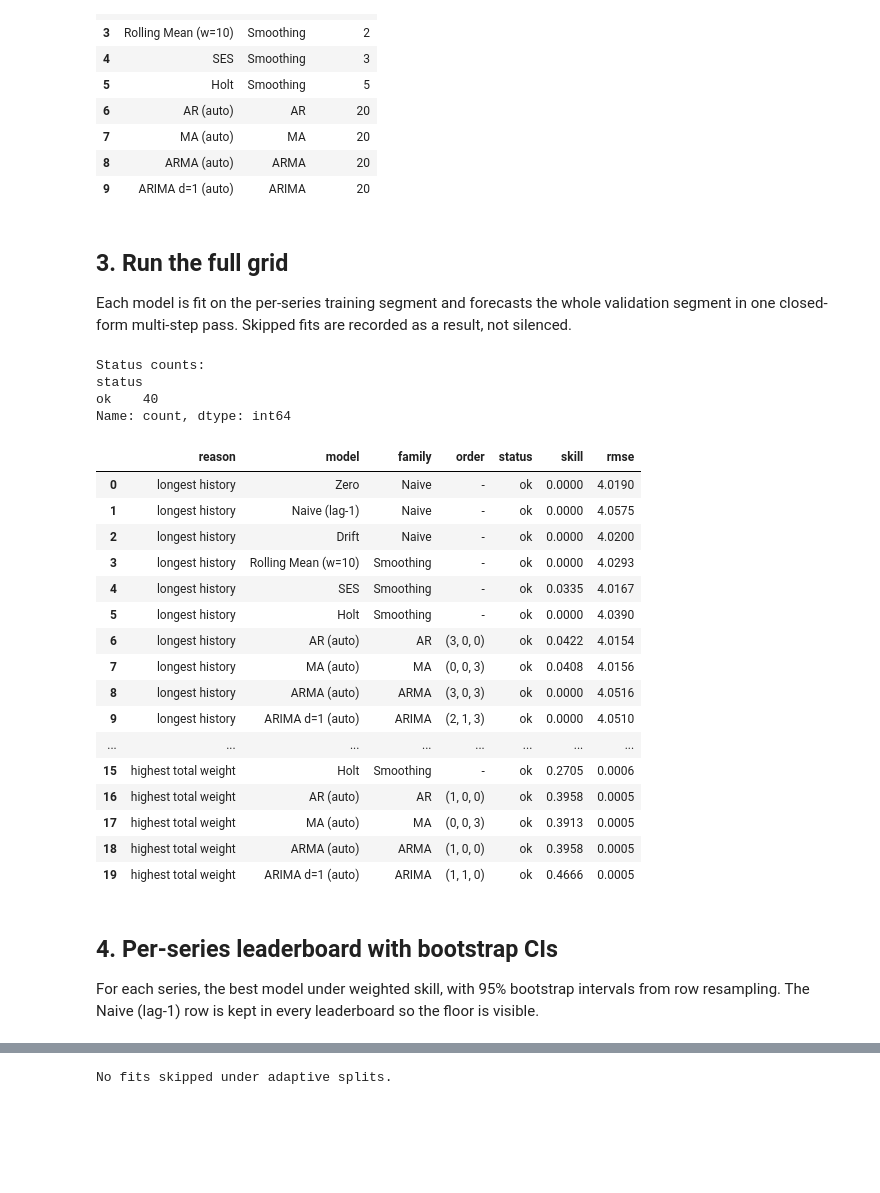
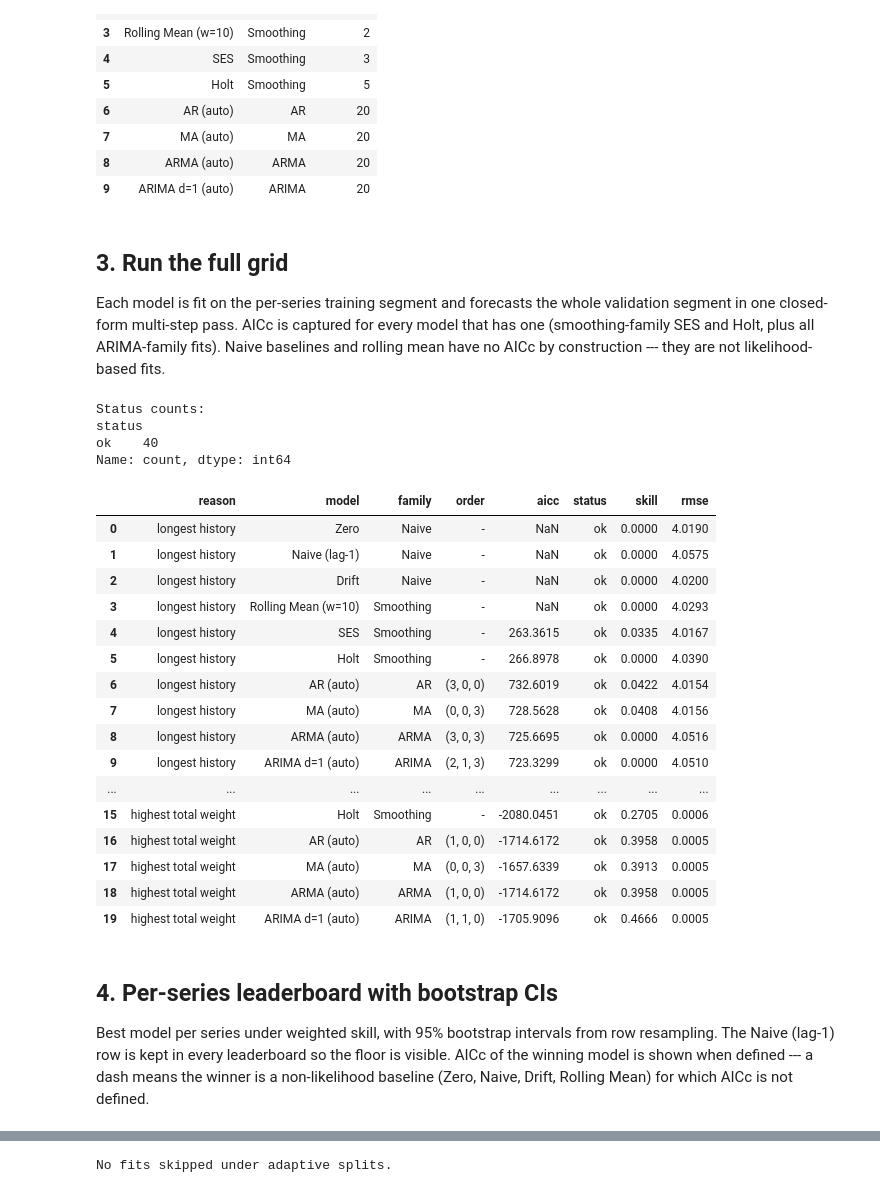
Before and after one commit to jeetrex17/ts-forecasting-project, a Jupyter notebook: claude_forecasting/notebooks/01_classical_baselines.ipynb, the cells around one changed output, grey strips where cells are left out. Cells and saved outputs as stored; diff of their text form; code cells hidden in the pictures; blank space fills up the shorter version.

```diff
--- a/claude_forecasting/notebooks/01_classical_baselines.ipynb
+++ b/claude_forecasting/notebooks/01_classical_baselines.ipynb
@@ -256,14 +241,13 @@ lineup
 # %% [markdown]
 ## 3. Run the full grid
 
-Each model is fit on the per-series training segment and forecasts the whole validation segment in one closed-form multi-step pass. Skipped fits are recorded as a result, not silenced.
+Each model is fit on the per-series training segment and forecasts the whole validation segment in one closed-form multi-step pass. AICc is captured for every model that has one (smoothing-family SES and Holt, plus all ARIMA-family fits). Naive baselines and rolling mean have no AICc by construction --- they are not likelihood-based fits.
 # %%
 def fit_and_score(model_name, spec, y_train, y_val, w_val):
     if len(y_train) < spec['min_train']:
         return {'status': 'skipped',
                 'skip_reason': f"train_len<{spec['min_train']}",
-                'pred': None,
-                'order': None}
+                'pred': None, 'order': None, 'aicc': None}
     try:
         pred = np.asarray(spec['func'](y_train, len(y_val)), dtype=float)
         if not np.all(np.isfinite(pred)):
@@ -271,17 +255,14 @@ def fit_and_score(model_name, spec, y_train, y_val, w_val):
     except Exception as exc:
         return {'status': 'failed',
                 'skip_reason': type(exc).__name__,
-                'pred': None,
-                'order': None}
+                'pred': None, 'order': None, 'aicc': None}
     skill = metrics.weighted_skill_score(y_val, pred, w_val)
     rmse  = metrics.weighted_rmse(y_val, pred, w_val)
     order = getattr(spec['func'], 'last_order', None)
-    return {'status': 'ok',
-            'skip_reason': None,
-            'pred': pred,
-            'order': order,
-            'skill': skill,
-            'rmse': rmse}
+    a     = getattr(spec['func'], 'last_aicc', None)
+    return {'status': 'ok', 'skip_reason': None,
+            'pred': pred, 'order': order, 'aicc': a,
+            'skill': skill, 'rmse': rmse}
 
 
 results_rows = []
@@ -290,55 +271,56 @@ predictions = {}
 for reason, (row, _, train_part, val_part) in series_data.items():
     y_train = train_part['y_target'].reset_index(drop=True)
     y_val = val_part['y_target'].to_numpy(dtype=float)
     w_val = val_part['weight'].to_numpy(dtype=float)
     for model_name, spec in MODEL_SPECS.items():
         res = fit_and_score(model_name, spec, y_train, y_val, w_val)
         results_rows.append({
             'reason': reason,
             'series_label': f"{row['code']}/{row['sub_code']}/H{int(row['horizon'])}",
             'model': model_name,
             'family': spec['family'],
             'order': str(res.get('order')) if res.get('order') else '-',
+            'aicc': res.get('aicc'),
             'train_len': len(y_train),
             'val_len': len(y_val),
             'status': res['status'],
             'skip_reason': res['skip_reason'],
             'skill': res.get('skill', np.nan),
             'rmse': res.get('rmse', np.nan),
         })
         if res['status'] == 'ok':
             predictions[(reason, model_name)] = res['pred']
 
 results_df = pd.DataFrame(results_rows)
 print('Status counts:')
 print(results_df['status'].value_counts())
-results_df[['reason', 'model', 'family', 'order', 'status', 'skill', 'rmse']].round(4).head(20)
+results_df[['reason', 'model', 'family', 'order', 'aicc', 'status', 'skill', 'rmse']].round(4).head(20)
 # %% [output]
 Status counts:
 status
 ok    40
 Name: count, dtype: int64
-|  | reason | model | family | order | status | skill | rmse |
-| 0 | longest history | Zero | Naive | - | ok | 0.0000 | 4.0190 |
-| 1 | longest history | Naive (lag-1) | Naive | - | ok | 0.0000 | 4.0575 |
-| 2 | longest history | Drift | Naive | - | ok | 0.0000 | 4.0200 |
-| 3 | longest history | Rolling Mean (w=10) | Smoothing | - | ok | 0.0000 | 4.0293 |
-| 4 | longest history | SES | Smoothing | - | ok | 0.0335 | 4.0167 |
-| 5 | longest history | Holt | Smoothing | - | ok | 0.0000 | 4.0390 |
-| 6 | longest history | AR (auto) | AR | (3, 0, 0) | ok | 0.0422 | 4.0154 |
-| 7 | longest history | MA (auto) | MA | (0, 0, 3) | ok | 0.0408 | 4.0156 |
-| 8 | longest history | ARMA (auto) | ARMA | (3, 0, 3) | ok | 0.0000 | 4.0516 |
-| 9 | longest history | ARIMA d=1 (auto) | ARIMA | (2, 1, 3) | ok | 0.0000 | 4.0510 |
-| ... | ... | ... | ... | ... | ... | ... | ... |
-| 15 | highest total weight | Holt | Smoothing | - | ok | 0.2705 | 0.0006 |
-| 16 | highest total weight | AR (auto) | AR | (1, 0, 0) | ok | 0.3958 | 0.0005 |
-| 17 | highest total weight | MA (auto) | MA | (0, 0, 3) | ok | 0.3913 | 0.0005 |
-| 18 | highest total weight | ARMA (auto) | ARMA | (1, 0, 0) | ok | 0.3958 | 0.0005 |
-| 19 | highest total weight | ARIMA d=1 (auto) | ARIMA | (1, 1, 0) | ok | 0.4666 | 0.0005 |
+|  | reason | model | family | order | aicc | status | skill | rmse |
+| 0 | longest history | Zero | Naive | - | NaN | ok | 0.0000 | 4.0190 |
+| 1 | longest history | Naive (lag-1) | Naive | - | NaN | ok | 0.0000 | 4.0575 |
+| 2 | longest history | Drift | Naive | - | NaN | ok | 0.0000 | 4.0200 |
+| 3 | longest history | Rolling Mean (w=10) | Smoothing | - | NaN | ok | 0.0000 | 4.0293 |
+| 4 | longest history | SES | Smoothing | - | 263.3615 | ok | 0.0335 | 4.0167 |
+| 5 | longest history | Holt | Smoothing | - | 266.8978 | ok | 0.0000 | 4.0390 |
+| 6 | longest history | AR (auto) | AR | (3, 0, 0) | 732.6019 | ok | 0.0422 | 4.0154 |
+| 7 | longest history | MA (auto) | MA | (0, 0, 3) | 728.5628 | ok | 0.0408 | 4.0156 |
+| 8 | longest history | ARMA (auto) | ARMA | (3, 0, 3) | 725.6695 | ok | 0.0000 | 4.0516 |
+| 9 | longest history | ARIMA d=1 (auto) | ARIMA | (2, 1, 3) | 723.3299 | ok | 0.0000 | 4.0510 |
+| ... | ... | ... | ... | ... | ... | ... | ... | ... |
+| 15 | highest total weight | Holt | Smoothing | - | -2080.0451 | ok | 0.2705 | 0.0006 |
+| 16 | highest total weight | AR (auto) | AR | (1, 0, 0) | -1714.6172 | ok | 0.3958 | 0.0005 |
+| 17 | highest total weight | MA (auto) | MA | (0, 0, 3) | -1657.6339 | ok | 0.3913 | 0.0005 |
+| 18 | highest total weight | ARMA (auto) | ARMA | (1, 0, 0) | -1714.6172 | ok | 0.3958 | 0.0005 |
+| 19 | highest total weight | ARIMA d=1 (auto) | ARIMA | (1, 1, 0) | -1705.9096 | ok | 0.4666 | 0.0005 |
 # %% [markdown]
 ## 4. Per-series leaderboard with bootstrap CIs
 
-For each series, the best model under weighted skill, with 95% bootstrap intervals from row resampling. The Naive (lag-1) row is kept in every leaderboard so the floor is visible.
+Best model per series under weighted skill, with 95% bootstrap intervals from row resampling. The Naive (lag-1) row is kept in every leaderboard so the floor is visible. AICc of the winning model is shown when defined --- a dash means the winner is a non-likelihood baseline (Zero, Naive, Drift, Rolling Mean) for which AICc is not defined.
 # %%
 ok = results_df[results_df['status'] == 'ok'].copy()
 
```
Also changed, not shown: parts of 13 cells of this notebook, 3 other files.
